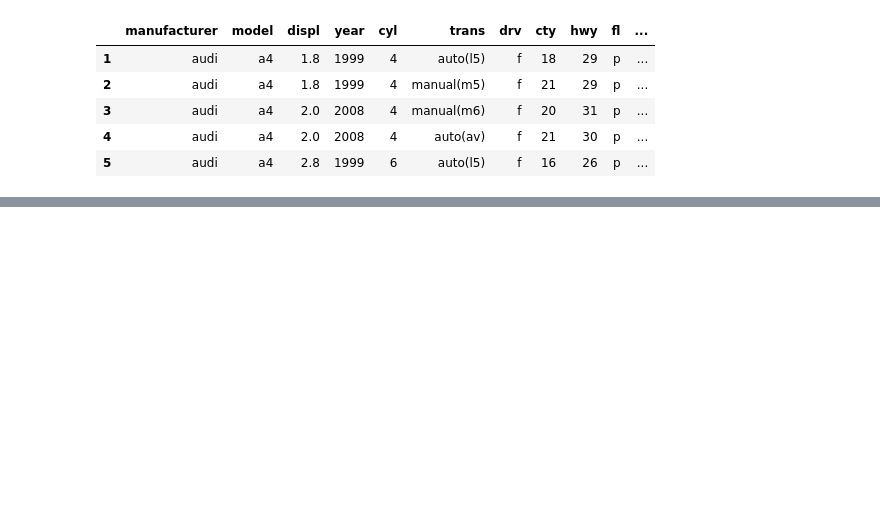
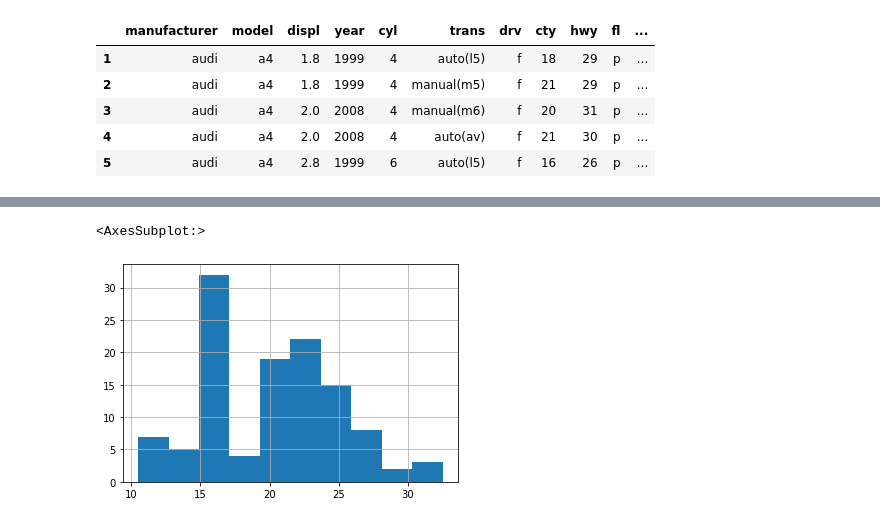
Before and after one commit to jnolf/statistics-exercises, a Jupyter notebook: hypothesis_testing.ipynb, the cells around one changed output, grey strips where cells are left out. Drawn from its saved outputs; the diff is of its cells as text; code cells hidden in the pictures; blank space fills up the shorter version.

```diff
--- a/hypothesis_testing.ipynb
+++ b/hypothesis_testing.ipynb
@@ -146,0 +159,4 @@ mpg.head()
+# %%
+# Avg of Cty and Hwy = avg_mpg
+mpg['avg_mpg'] = (mpg['cty'] + mpg['hwy'])/2
+mpg.head()
@@ -146,0 +170,10 @@ mpg.head()
+# %%
+# Specify cars from 2008 and 1999
+cars_2008 = mpg[mpg.year == 2008].avg_mpg
+cars_1999 = mpg[mpg.year == 1999].avg_mpg
+# %%
+#Hist
+cars_2008.hist()
+# %% [output]
+<AxesSubplot:>
+[figure, added]
```
Also changed, not shown: parts of 12 cells of this notebook.
